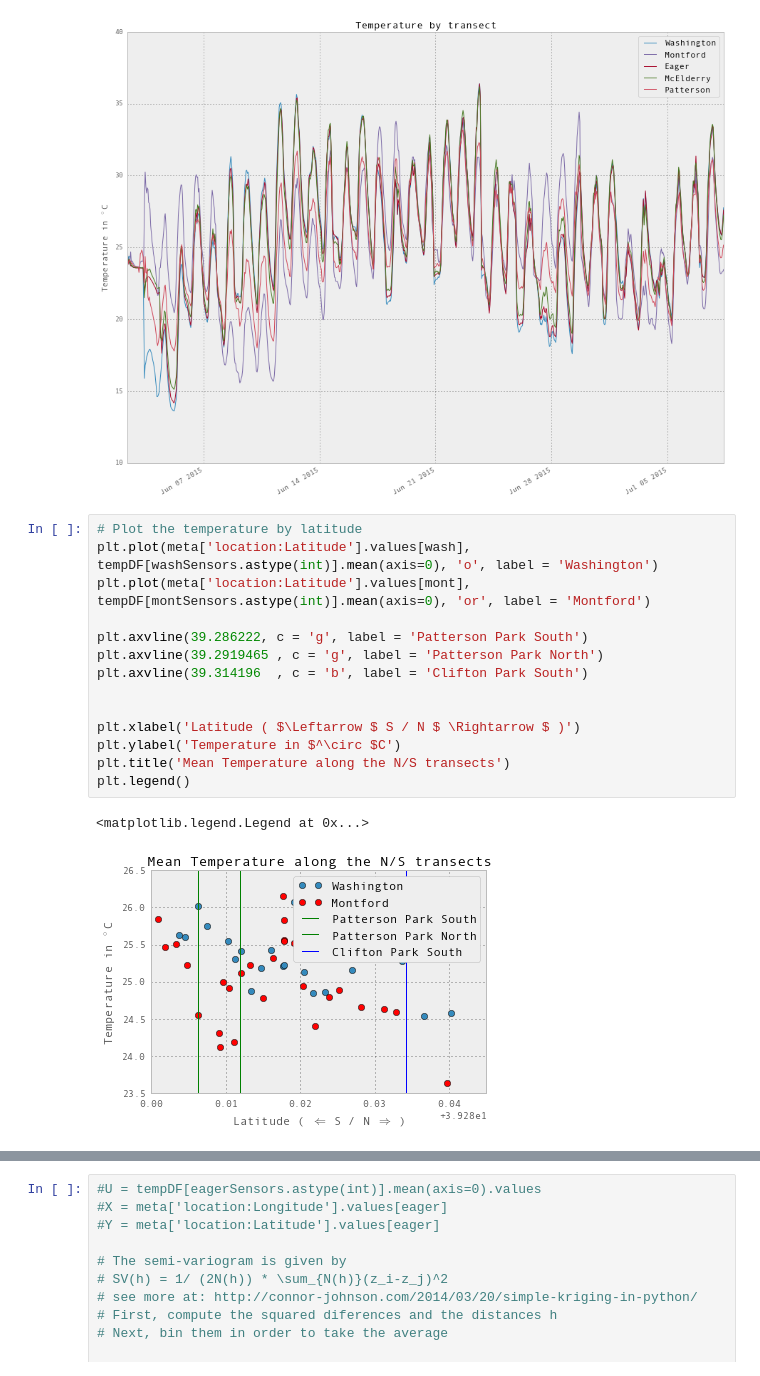
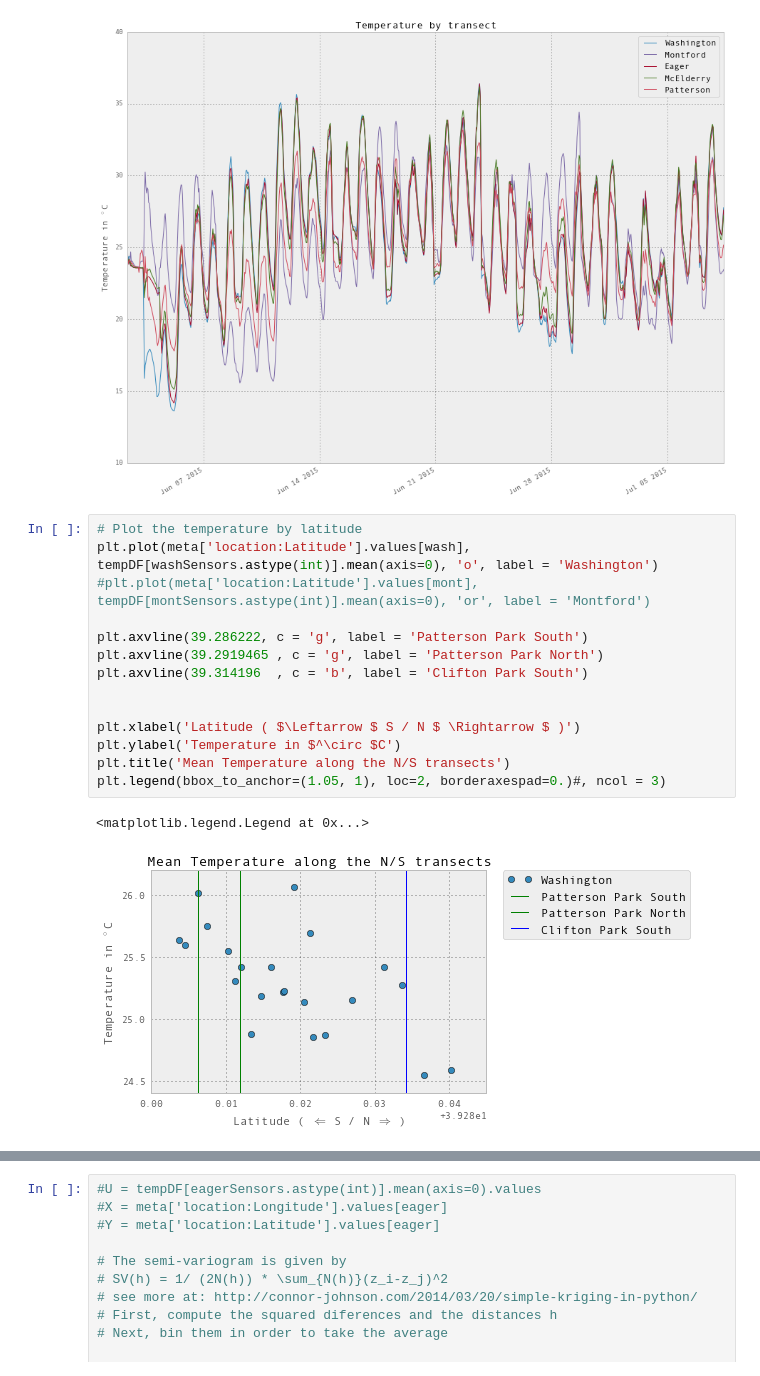
Before and after one commit to gottscott/cityheat, a Jupyter notebook: Bmore/BaltimoreTransectAnalysis.ipynb, the cells around one changed output, grey strips where cells are left out. Cells and saved outputs as stored; diff of their text form.

```diff
--- a/Bmore/BaltimoreTransectAnalysis.ipynb
+++ b/Bmore/BaltimoreTransectAnalysis.ipynb
@@ -102,19 +102,19 @@ plt.show()
 # %%
 # Plot the temperature by latitude
 plt.plot(meta['location:Latitude'].values[wash], tempDF[washSensors.astype(int)].mean(axis=0), 'o', label = 'Washington')
-plt.plot(meta['location:Latitude'].values[mont], tempDF[montSensors.astype(int)].mean(axis=0), 'or', label = 'Montford')
+#plt.plot(meta['location:Latitude'].values[mont], tempDF[montSensors.astype(int)].mean(axis=0), 'or', label = 'Montford')
 
 plt.axvline(39.286222, c = 'g', label = 'Patterson Park South')
 plt.axvline(39.2919465 , c = 'g', label = 'Patterson Park North')
 plt.axvline(39.314196  , c = 'b', label = 'Clifton Park South')
 
 
 plt.xlabel('Latitude ( $\Leftarrow $ S / N $ \Rightarrow $ )')
 plt.ylabel('Temperature in $^\circ $C')
 plt.title('Mean Temperature along the N/S transects')
-plt.legend()
+plt.legend(bbox_to_anchor=(1.05, 1), loc=2, borderaxespad=0.)#, ncol = 3)
 # %% [output]
 <matplotlib.legend.Legend at 0x...>
-[figure, old version]
+[figure, new version]
 # %%
 # plot the temperature by longitude
```
Also changed, not shown: parts of 1 cell of this notebook, 2 other files.
